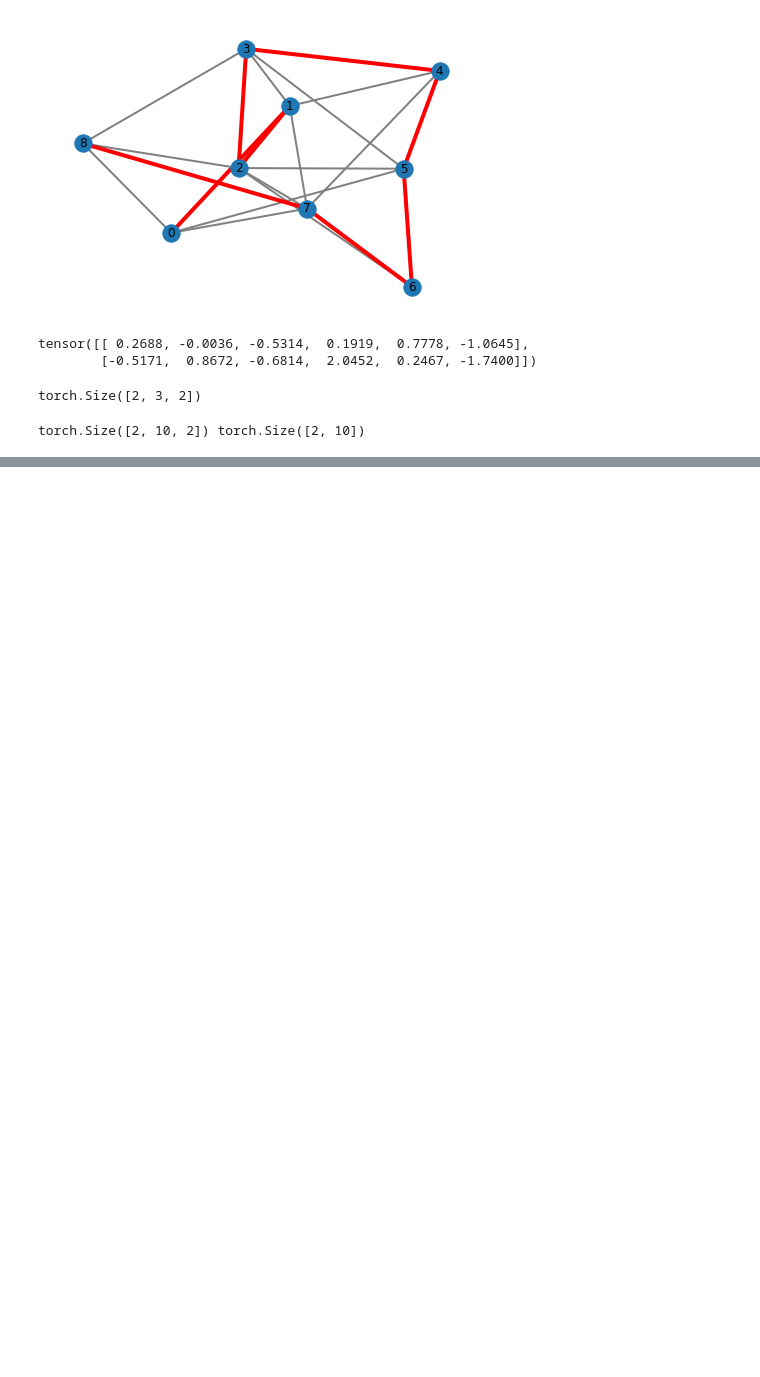
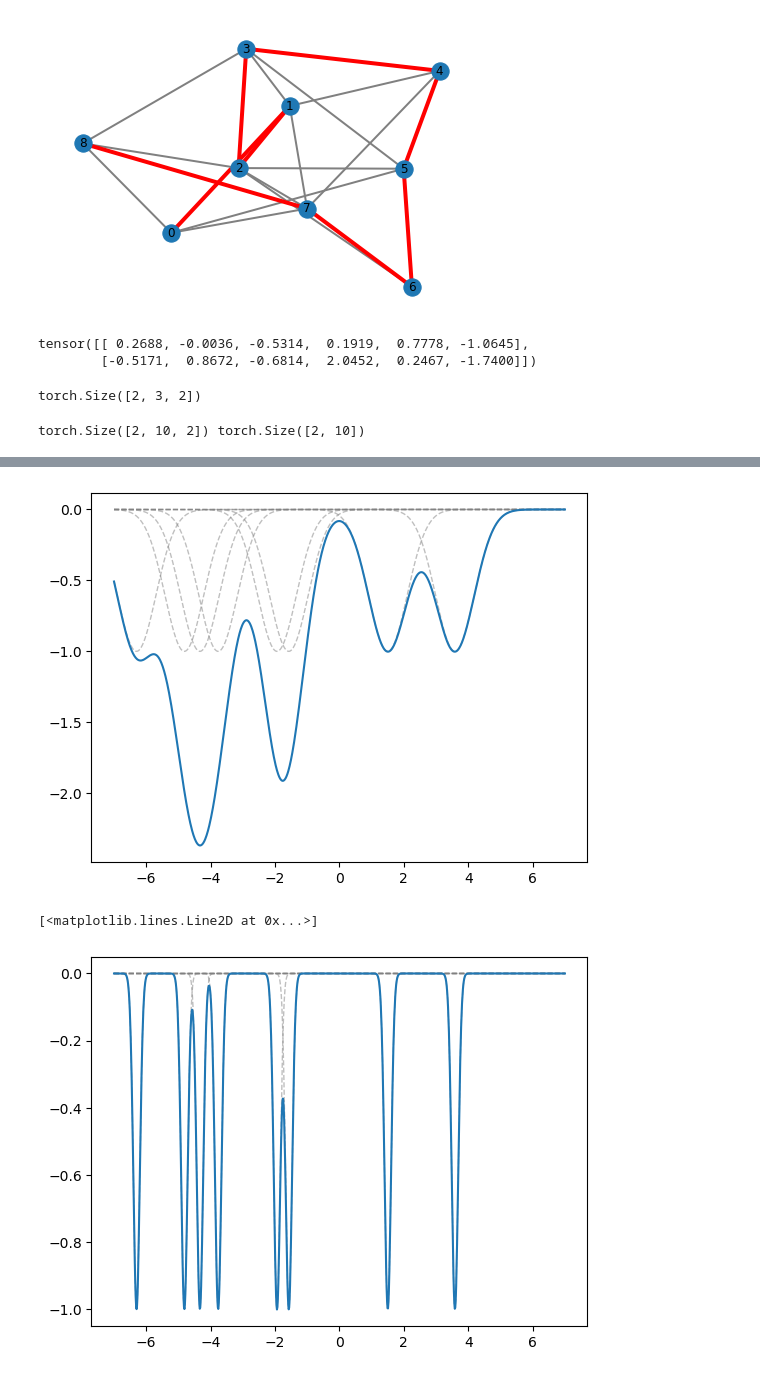
Before and after one commit to Francesco215/Language_CA, a Jupyter notebook: test.ipynb, the cells around one changed output, grey strips where cells are left out. Drawn from its saved outputs; the diff is of its cells as text; code cells hidden in the pictures; blank space fills up the shorter version.

```diff
--- a/test.ipynb
+++ b/test.ipynb
@@ -79,0 +104,21 @@ torch.Size([2, 10, 2]) torch.Size([2, 10])
+# %%
+#append element to numpy array
+means[-1]=-6.3
+# %%
+y=np.zeros_like(x)
+for mean in means:
+    plt.plot(x,-gaussian(x,mean,.6),color='gray',alpha=0.5,linestyle='--',linewidth=1)
+    y-=gaussian(x,mean,.6)
+
+plt.plot(x,y)
+plt.show()
+y=np.zeros_like(x)
+for mean in means:
+    plt.plot(x,-gaussian(x,mean,.1),color='gray',alpha=0.5,linestyle='--',linewidth=1)
+    y-=gaussian(x,mean,.1)
+
+plt.plot(x,y)
+# %% [output]
+[figure, added]
+[<matplotlib.lines.Line2D at 0x...>]
+[figure, added]
```
Also changed, not shown: parts of 2 cells of this notebook, 5 other files.
